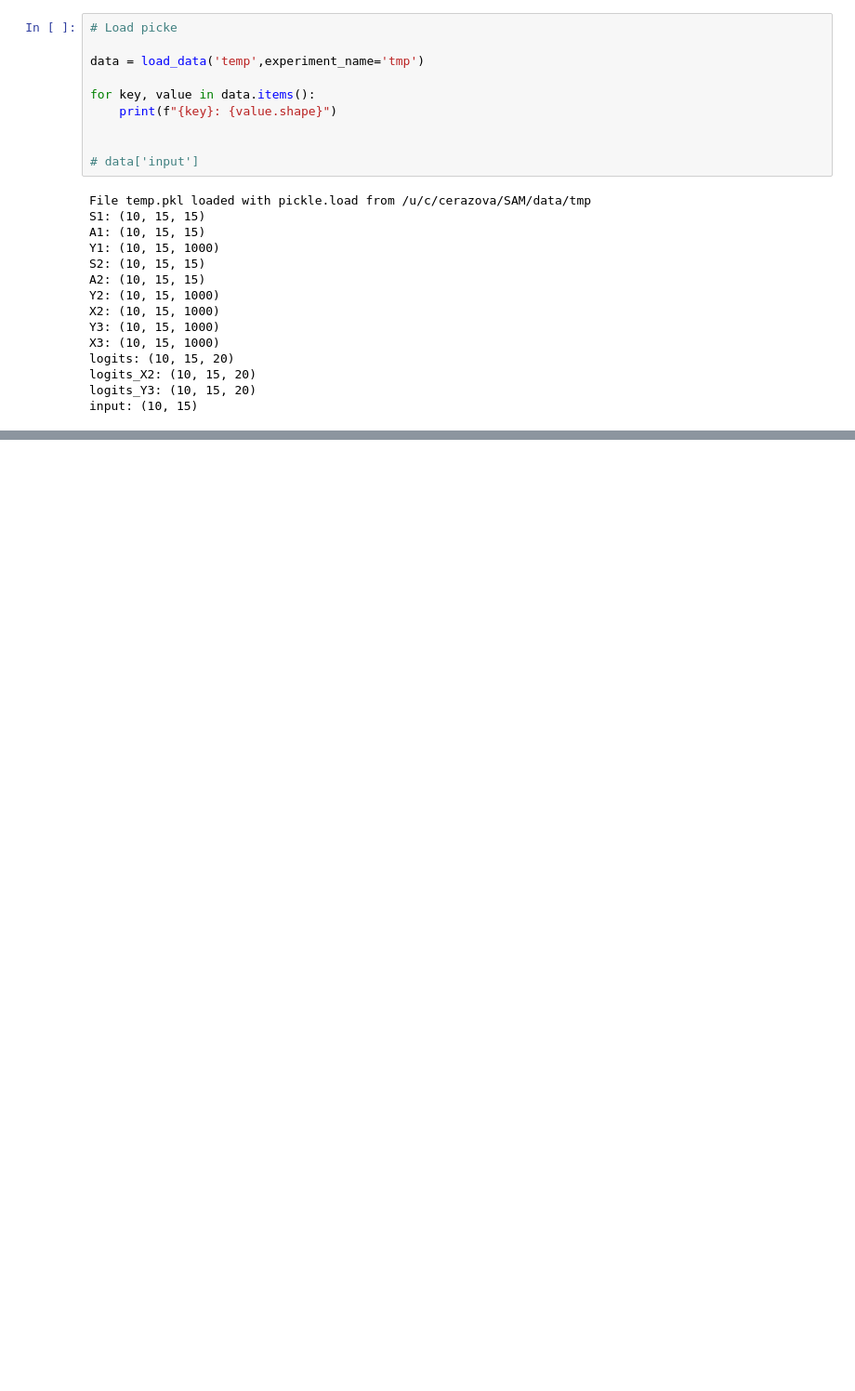
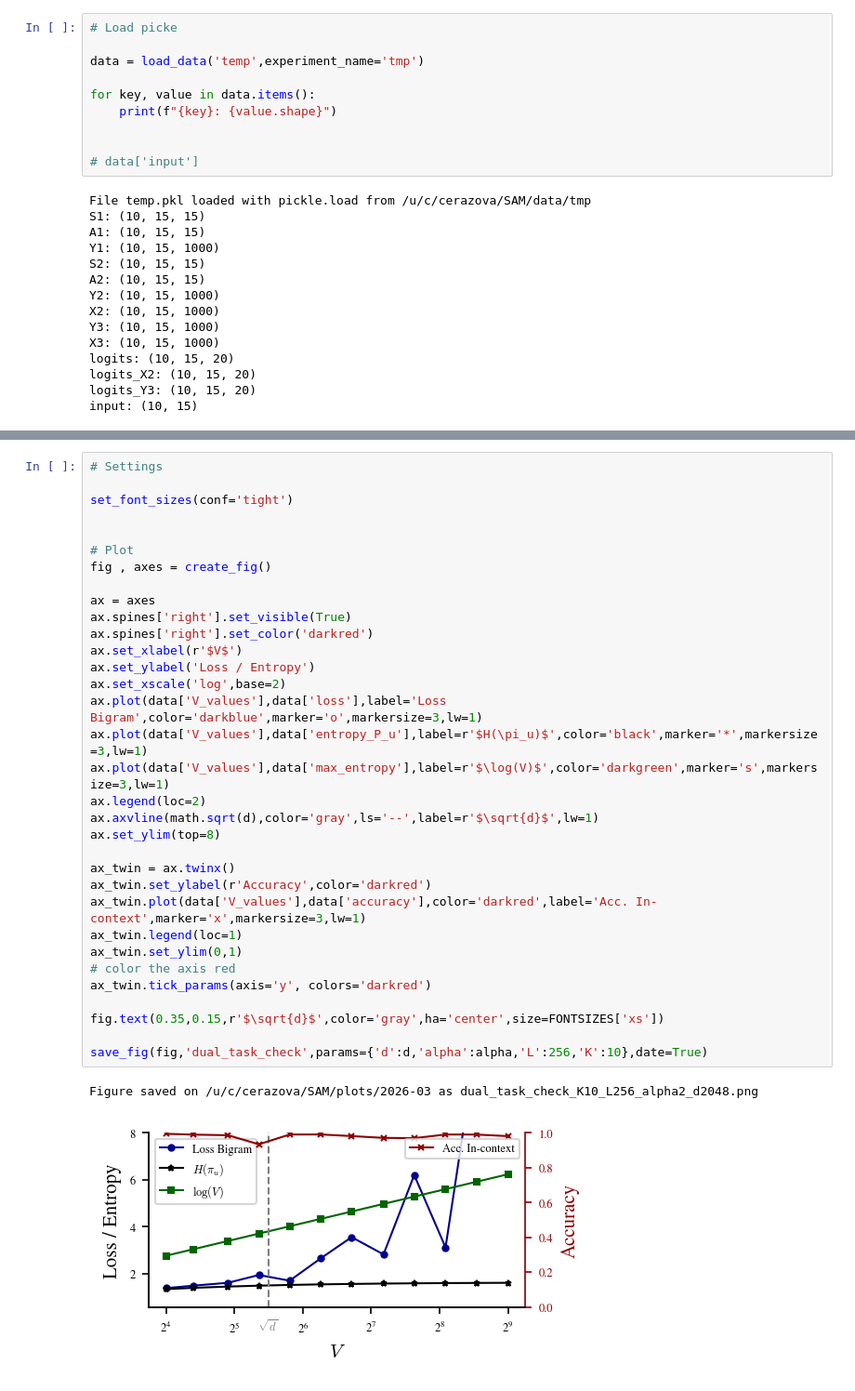
Before and after one commit to CristopherErazo/SAM, a Jupyter notebook: notebooks/26_03_11_Dual_Task.ipynb, the cells around one changed output, grey strips where cells are left out. Shown at 93% size. Cells and saved outputs as stored; diff of their text form; blank space fills up the shorter version.

```diff
--- a/notebooks/26_03_11_Dual_Task.ipynb
+++ b/notebooks/26_03_11_Dual_Task.ipynb
@@ -138 +95,37 @@ plt.show()
+# %%
+# Settings
+
+set_font_sizes(conf='tight')
+
+
+# Plot
+fig , axes = create_fig()
+
+ax = axes
+ax.spines['right'].set_visible(True)
+ax.spines['right'].set_color('darkred')
+ax.set_xlabel(r'$V$')
+ax.set_ylabel('Loss / Entropy')
+ax.set_xscale('log',base=2)
+ax.plot(data['V_values'],data['loss'],label='Loss Bigram',color='darkblue',marker='o',markersize=3,lw=1)
+ax.plot(data['V_values'],data['entropy_P_u'],label=r'$H(\pi_u)$',color='black',marker='*',markersize=3,lw=1)
+ax.plot(data['V_values'],data['max_entropy'],label=r'$\log(V)$',color='darkgreen',marker='s',markersize=3,lw=1)
+ax.legend(loc=2)
+ax.axvline(math.sqrt(d),color='gray',ls='--',label=r'$\sqrt{d}$',lw=1)
+ax.set_ylim(top=8)
+
+ax_twin = ax.twinx()
+ax_twin.set_ylabel(r'Accuracy',color='darkred')
+ax_twin.plot(data['V_values'],data['accuracy'],color='darkred',label='Acc. In-context',marker='x',markersize=3,lw=1)
+ax_twin.legend(loc=1)
+ax_twin.set_ylim(0,1)
+# color the axis red
+ax_twin.tick_params(axis='y', colors='darkred')
+
+fig.text(0.35,0.15,r'$\sqrt{d}$',color='gray',ha='center',size=FONTSIZES['xs'])
+
+save_fig(fig,'dual_task_check',params={'d':d,'alpha':alpha,'L':256,'K':10},date=True)
+# %% [output]
+Figure saved on /u/c/cerazova/SAM/plots/2026-03 as dual_task_check_K10_L256_alpha2_d2048.png
+[figure, added]
 # %%
```
Also changed, not shown: parts of 18 cells of this notebook, 7 other files.
